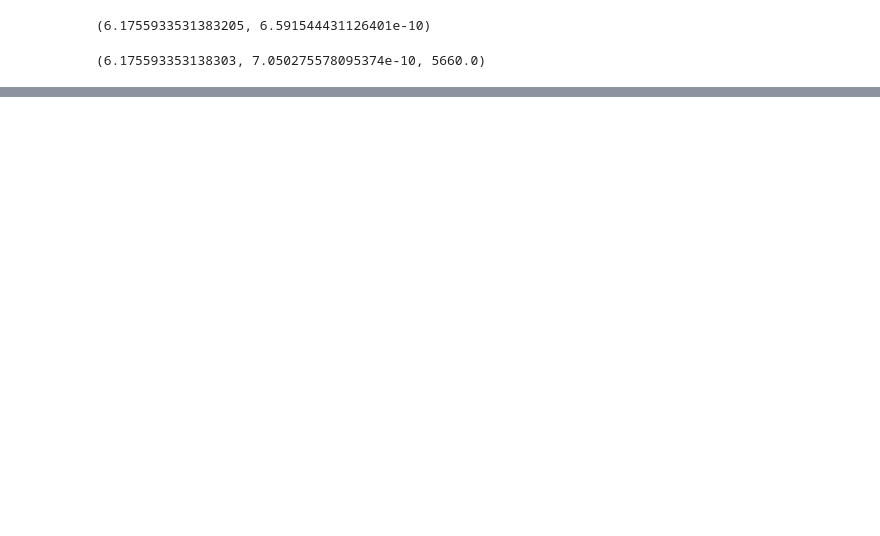
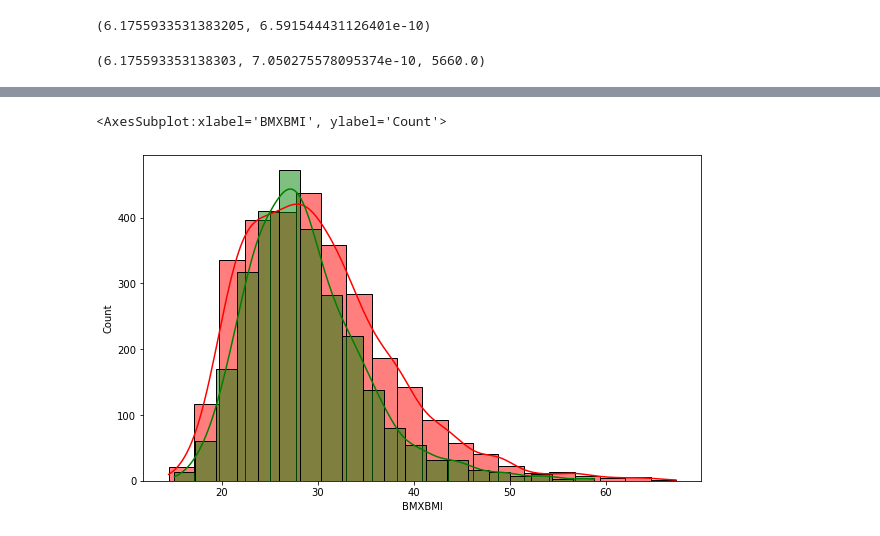
Before and after one commit to mxagar/statistics_with_python_coursera, a Jupyter notebook: 02_Inference/lab/05_Hypothesis_Testing_Examples.ipynb, the cells around one changed output, grey strips where cells are left out. Cells and saved outputs as stored; diff of their text form; code cells hidden in the pictures; blank space fills up the shorter version.

```diff
--- a/02_Inference/lab/05_Hypothesis_Testing_Examples.ipynb
+++ b/02_Inference/lab/05_Hypothesis_Testing_Examples.ipynb
@@ -235,0 +380,12 @@ sm.stats.ttest_ind(females["BMXBMI"].dropna(), male["BMXBMI"].dropna())
+# %%
+da = pd.read_csv("nhanes_2015_2016.csv")
+# %%
+females = da[da["RIAGENDR"] == 2]
+males = da[da["RIAGENDR"] == 1]
+# %%
+plt.figure(figsize=(10,6))
+sns.histplot(data=females["BMXBMI"],color='red',kde=True,bins=20)
+sns.histplot(data=males["BMXBMI"],color='green',kde=True,bins=20)
+# %% [output]
+<AxesSubplot:xlabel='BMXBMI', ylabel='Count'>
+[figure, added]
```
Also changed, not shown: parts of 36 cells of this notebook.
